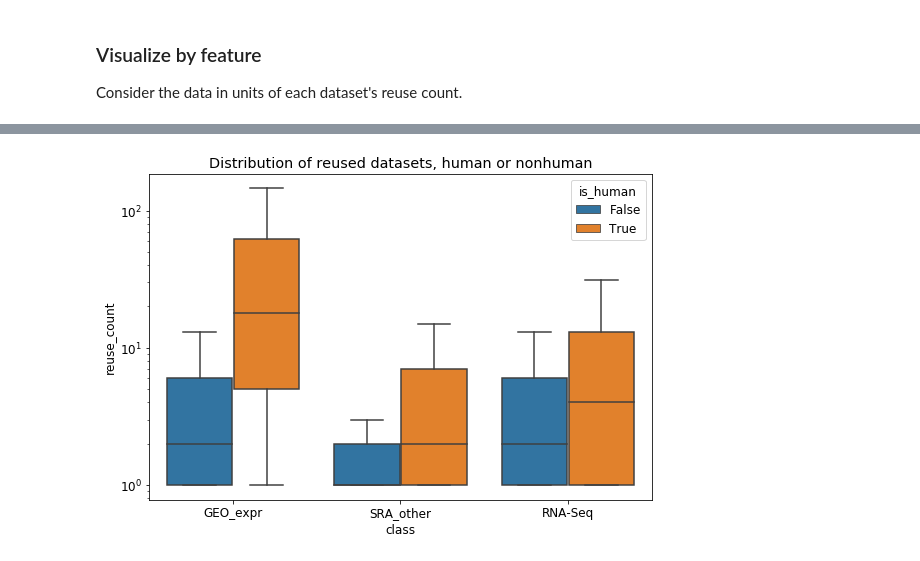
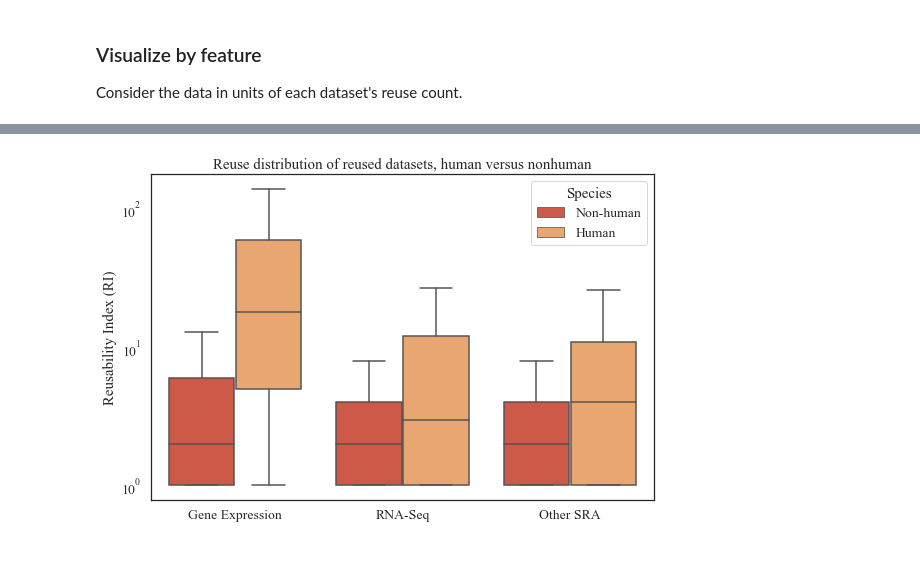
Before and after one commit to smangul1/data_reusability, a Jupyter notebook: jupyter_notebooks/visualize_data.ipynb, the cells around one changed output, grey strips where cells are left out. Drawn from its saved outputs; the diff is of its cells as text; code cells hidden in the pictures.

```diff
--- a/jupyter_notebooks/visualize_data.ipynb
+++ b/jupyter_notebooks/visualize_data.ipynb
@@ -316,14 +352,18 @@ plt.show()
 accs_filt = accs.loc[accs['reuse_count'] > 0, :]
 # accs_filt
 # %%
+sns.set_palette(classes)
 fig, ax = plt.subplots(figsize=fig_dims)
-# datasets_box = sns.boxplot(data = accs_filt, x = 'class', y = 'reuse_count', showfliers = False, ax = ax,
-#                           order = ["GEO_expr", "RNA-Seq", "SRA_other"])
-datasets_box = sns.boxenplot(data = accs_filt, x = 'class', y = 'reuse_count', ax = ax,
-                            order = ["GEO_expr", "RNA-Seq", "SRA_other"])
-datasets_box.set(yscale = 'log')
-title = "Distribution of reused datasets"
+datasets_box = sns.boxplot(data = accs_filt, x = 'class', y = 'reuse_count', showfliers = False, ax = ax,
+                          order = ["GEO_expr", "RNA-Seq", "SRA_other"])
+# datasets_box = sns.boxenplot(data = accs_filt, x = 'class', y = 'reuse_count', ax = ax,
+#                             order = ["GEO_expr", "RNA-Seq", "SRA_other"], showfliers = False)
+# datasets_box.set(yscale = 'log')
+title = "Reuse distribution of reused datasets"
 ax.set_title(title)
-plt.savefig("../figures/reuseDistRepos.png")
+plt.xticks(ticks = [0, 1, 2], labels = xlabs)
+plt.xlabel("")
+plt.ylabel("Reusability Index (RI)")
+plt.savefig("../figures/reuseDistRepos.png", dpi = 300, bbox_inches = "tight")
 plt.show()
 # %% [output]
@@ -355,14 +395,18 @@ Gene expression median reuse count is 2
 #                      equal_var = False)
 # %%
 # plot the distribution of reuse for each dataset, normalized by time public
+sns.set_palette(classes)
 fig, ax = plt.subplots(figsize=fig_dims)
 datasets_box = sns.boxplot(data = accs_filt, x = 'class', y = 'norm_reuse_count', showfliers = False, ax = ax,
                           order = ["GEO_expr", "RNA-Seq", "SRA_other"])
 # datasets_box = sns.boxenplot(data = accs_filt, x = 'class', y = 'norm_reuse_count', ax = ax,
 #                             order = ["GEO_expr", "RNA-Seq", "SRA_other"])
 # datasets_box.set(yscale = 'log')
-title = "Distribution of reused datasets, normalized by time public"
+title = "Reuse distribution of reused datasets, normalized by time public"
 ax.set_title(title)
-plt.savefig("../figures/reuseDistRepos_norm.png")
+plt.xticks(ticks = [0, 1, 2], labels = xlabs)
+plt.xlabel("")
+plt.ylabel("Normalized Reusability Index (NRI)")
+plt.savefig("../figures/reuseDistRepos_norm.png", dpi = 300, bbox_inches = "tight")
 plt.show()
 # %% [output]
@@ -416,17 +446,24 @@ specCounts.columns = ['species', 'count']
 accs_feat['is_human'] = accs_feat['species'] == 'Homo sapiens'
 # specCounts
 # %%
+sns.set_palette(others)
 fig, ax = plt.subplots(figsize=fig_dims)
 # sns.boxenplot(data = accs_feat.loc[accs_feat['reuse_count'] > 0, :],
 #               x = 'class', y = 'reuse_count', hue = 'is_human', ax = ax).set(yscale = 'log')
 sns.boxplot(data = accs_feat.loc[accs_feat['reuse_count'] > 0, :],
-              x = 'class', y = 'reuse_count', hue = 'is_human', showfliers = False, ax = ax).set(yscale = 'log')
-title = "Distribution of reused datasets, human or nonhuman"
+            x = 'class', y = 'reuse_count', hue = 'is_human', showfliers = False, ax = ax,
+            order = ["GEO_expr", "RNA-Seq", "SRA_other"]).set(yscale = 'log')
+title = "Reuse distribution of reused datasets, human versus nonhuman"
 ax.set_title(title)
-plt.savefig("../figures/reuseDistHuman.png")
+plt.xticks(ticks = [0, 1, 2], labels = xlabs)
+plt.xlabel("")
+plt.ylabel("Reusability Index (RI)")
+h, l = ax.get_legend_handles_labels()
+plt.legend(handles = h, labels = ["Non-human", "Human"], title = "Species")
+plt.savefig("../figures/reuseDistHuman.png", dpi = 300, bbox_inches = "tight")
 plt.show()
 # %% [output]
-[figure, old version]
+[figure, new version]
 # %%
 accs_feat_filt = accs_feat.loc[accs_feat['reuse_count'] > 0, :]
 accs_feat_filtGEO = accs_feat_filt.loc[accs_feat_filt['repository'] == 'GEO', :]
```
Also changed, not shown: parts of 31 cells of this notebook, 42 other files.
